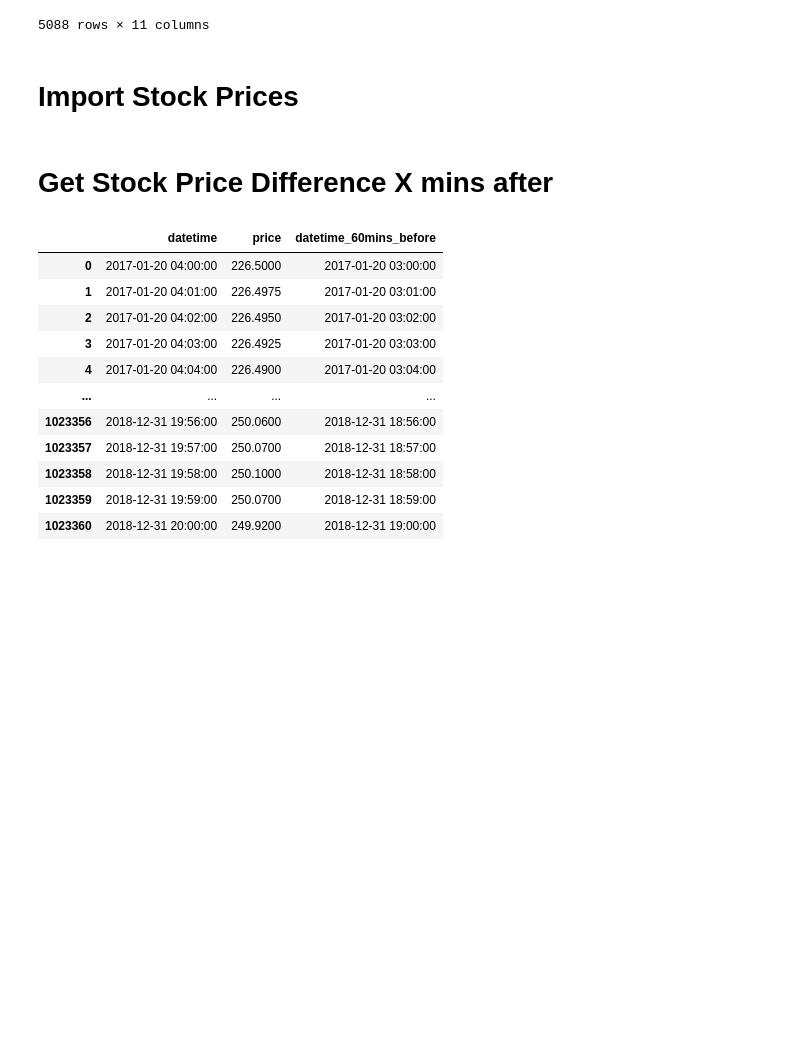
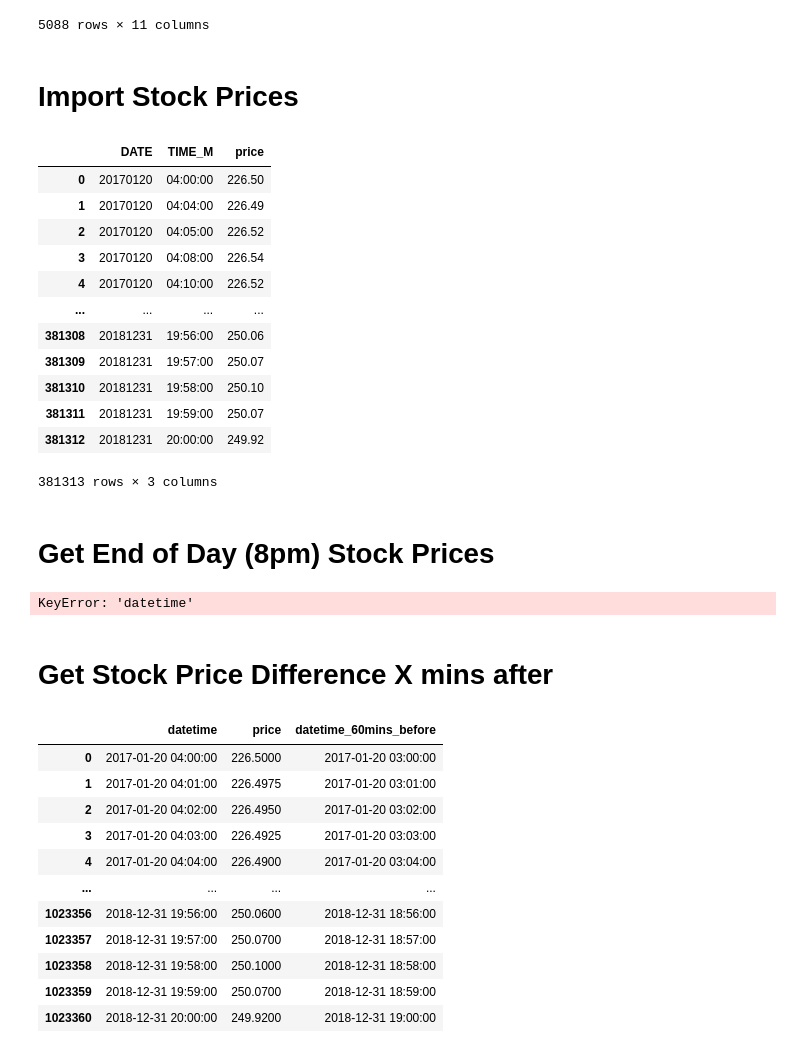
Before and after one commit to ameyrathi/MLProject, a Jupyter notebook: combining_stocks_and_tweets.ipynb, the cells around one changed output. Saved outputs shown, nothing was run; the diff lists cells and outputs as text; code cells hidden in the pictures; blank space fills up the shorter version.

Commit message:
Debug stockData notebook
between_time() output was not updated to stock_price df

```diff
--- a/combining_stocks_and_tweets.ipynb
+++ b/combining_stocks_and_tweets.ipynb
@@ -32,3 +34,25 @@ stock_price = pd.read_csv("stock_price_cleaned.csv")
+# %%
+stock_price
+# %% [output]
+|  | DATE | TIME_M | price |
+| 0 | 20170120 | 04:00:00 | 226.50 |
+| 1 | 20170120 | 04:04:00 | 226.49 |
+| 2 | 20170120 | 04:05:00 | 226.52 |
+| 3 | 20170120 | 04:08:00 | 226.54 |
+| 4 | 20170120 | 04:10:00 | 226.52 |
+| ... | ... | ... | ... |
+| 381308 | 20181231 | 19:56:00 | 250.06 |
+| 381309 | 20181231 | 19:57:00 | 250.07 |
+| 381310 | 20181231 | 19:58:00 | 250.10 |
+| 381311 | 20181231 | 19:59:00 | 250.07 |
+| 381312 | 20181231 | 20:00:00 | 249.92 |
+381313 rows × 3 columns
+# %% [markdown]
+# Get End of Day (8pm) Stock Prices
+# %%
+end_of_day_prices = stock_price[stock_price['datetime']]
+# %% [output]
+KeyError: 'datetime'
 # %% [markdown]
 # Get Stock Price Difference X mins after
 # %%
```
Also changed, not shown: parts of 2 cells of this notebook, 1 other file.
